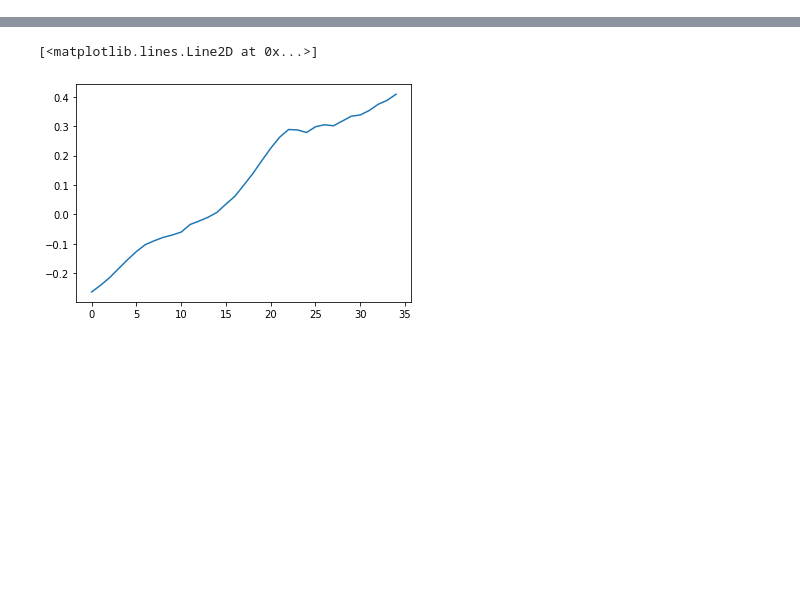
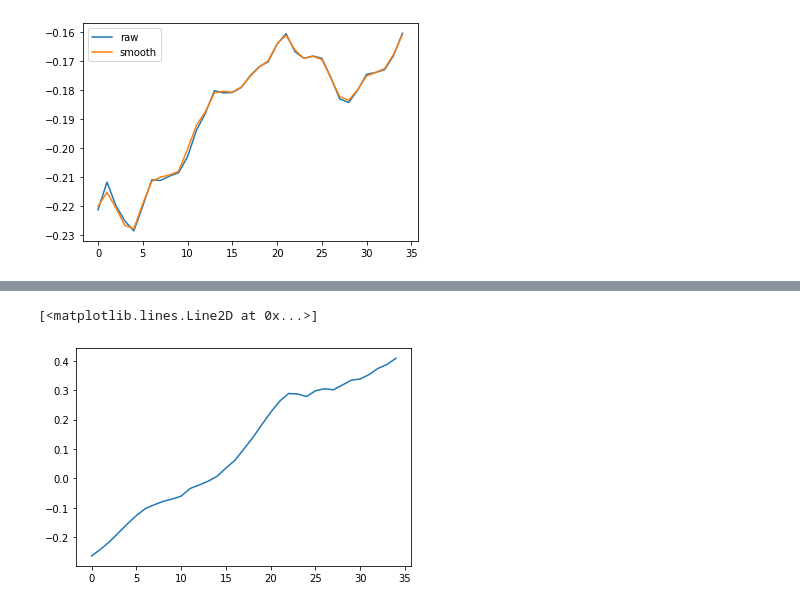
Before and after one commit to tileb1/LearnTrajDep, a Jupyter notebook: Untitled.ipynb, the cells around one changed output, grey strips where cells are left out. Saved outputs shown, nothing was run; the diff lists cells and outputs as text; code cells hidden in the pictures; blank space fills up the shorter version.

```diff
--- a/Untitled.ipynb
+++ b/Untitled.ipynb
@@ -48 +59,10 @@ load_model(autoencoder, 'autoencoder_{}_{}_smoothingloss.pt'.format(seq_len, hid
+# %%
+joint_index = np.random.randint(0, 48)
+padded, true, all_seq = next(iter(train_loader))
+plt.plot(true['raw'][0, joint_index], label='raw')
+plt.plot(true['smooth'][0, joint_index], label='smooth')
+plt.legend()
+plt.show()
+# %% [output]
+[figure, added]
 # %%
```
Also changed, not shown: parts of 5 cells of this notebook, 1 other file.
